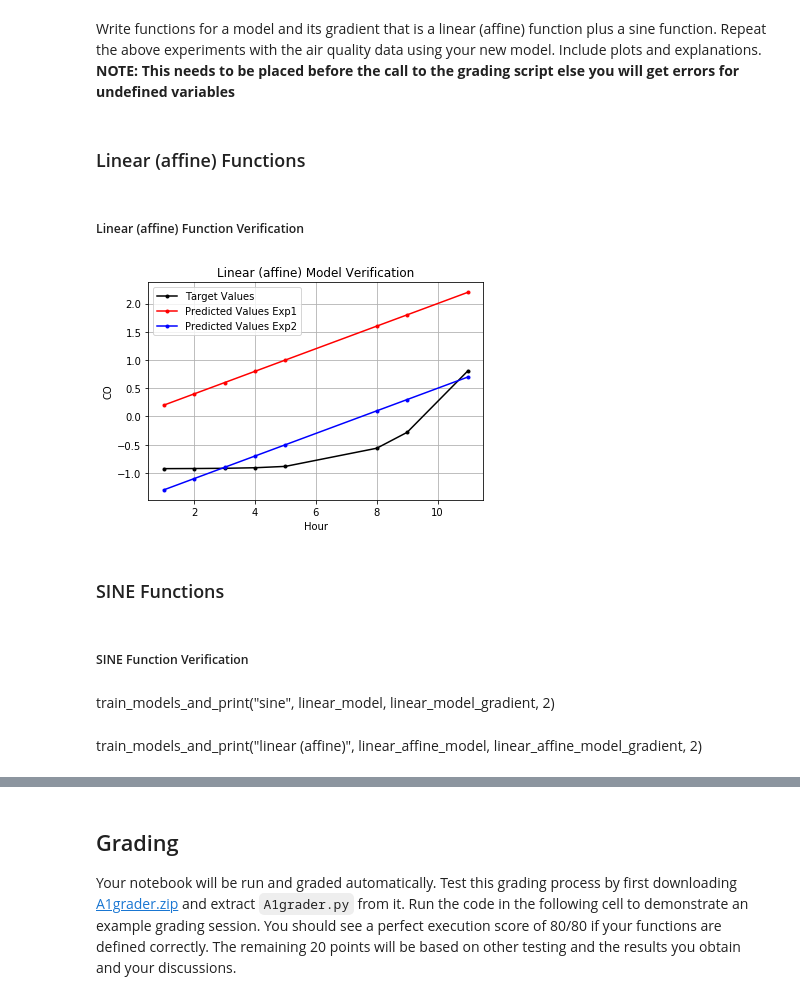
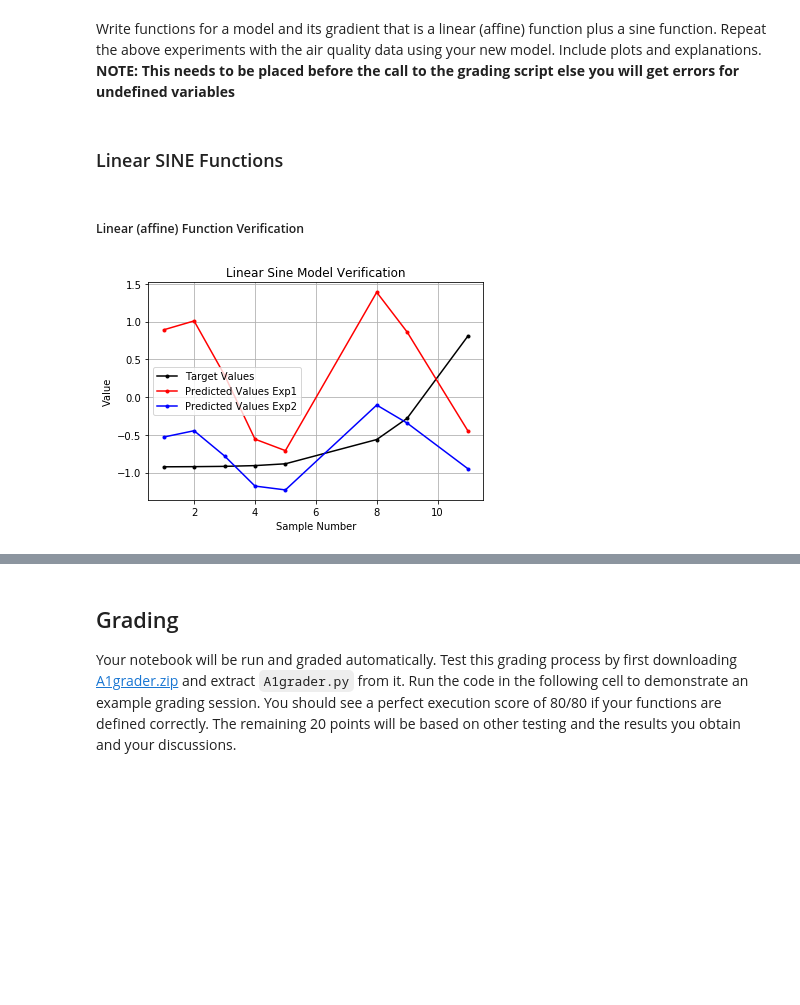
Before and after one commit to bstaab/CS545_MachineLearning, a Jupyter notebook: assignments/A1/Staab-A1.ipynb, the cells around one changed output, grey strips where cells are left out. Saved outputs shown, nothing was run; the diff lists cells and outputs as text; code cells hidden in the pictures; blank space fills up the shorter version.

```diff
--- a/assignments/A1/Staab-A1.ipynb
+++ b/assignments/A1/Staab-A1.ipynb
@@ -554,4 +555,4 @@ Each model shows multiple 'spikes' in the 'RMSE vs Iteration' chart that I have
 Write functions for a model and its gradient that is a linear (affine) function plus a sine function.  Repeat the above experiments with the air quality data using your new model. Include plots and explanations.
 **NOTE: This needs to be placed before the call to the grading script else you will get errors for undefined variables**
 # %% [markdown]
-### Linear (affine) Functions
+### Linear SINE Functions
@@ -562 +559,8 @@ def linear_affine_model(X, W):
+# %%
+# y = W2*sine(X) + W1*X + W0
+def linear_sine_model(X, W):
+    n_columns = X.shape[1]
+    linear_part = X @ W[1:n_columns + 1, :] + W[0,:]
+    nonlinear_part = np.sin(X) @ W[n_columns + 1:n_columns + 2, :]
+    return nonlinear_part + linear_part
 # %%
@@ -568,24 +574,22 @@ def linear_affine_model_gradient(X, T, W):
 # %% [markdown]
 ##### Linear (affine) Function Verification
 # %%
-# Linear model data
-X = np.array([1, 2, 3, 4, 5, 8, 9, 11]).reshape((-1, 1))  # Input data
-T = (((X - 5) * 0.05 +  (X * 0.2) **5) / 5.0 - 5.5) / 6   # Target values
-W1 = np.array([0.0000, 0.2]).reshape(-1, 1)               # Weights - Experiment 1
-Y1 = linear_affine_model(X, W1)                           # Model output - Experiment 1
-W2 = np.array([-1.5000, 0.2]).reshape(-1, 1)              # Weights - Experiment 2
-Y2 = linear_affine_model(X, W2)                           # Model output  - Experiment 2
+# Linear Sine model data
+X1 = np.array([1, 2, 3, 4, 5, 8, 9, 11]).reshape((-1, 1))  # Input data
+T1 = (((X1 - 5) * 0.05 +  (X1 * 0.2) **5) / 5.0 - 5.5) / 6 # Target values
+W1 = np.array([0.0, 0.05, 1.]).reshape(-1, 1)              # Experiment 1 - Weights
+Y1 = linear_sine_model(X1, W1)                             # Experiment 1 - Model output
+W2 = np.array([-1.0, 0.05, 0.5]).reshape(-1, 1)            # Experiment 2 - Weights
+Y2 = linear_sine_model(X1, W2)                             # Experiment 2 - Model output
 
 # Plot the results
-plt.title('Linear (affine) Model Verification')           # Add plot title
-plt.plot(X, T, 'k.-', label='Target Values')              # Plot target values
-plt.plot(X, Y1,'r.-', label='Predicted Values Exp1')      # Plot values from model - Experiment 1
-plt.plot(X, Y2,'b.-', label='Predicted Values Exp2')      # Plot values from model - Experiment 2
-plt.grid(True)                                            # Display a grid on plot
-plt.xlabel(Xnames[0])                                     # Add X-Axis label
-plt.ylabel(Tnames[0])                                     # Add Y-Axis label
-plt.legend();
+plt.title('Linear Sine Model Verification')                # Add plot title
+plt.plot(X1, T1, 'k.-', label='Target Values')             # Plot target values
+plt.plot(X1, Y1,'r.-', label='Predicted Values Exp1')      # Plot values from model - Experiment 1
+plt.plot(X1, Y2,'b.-', label='Predicted Values Exp2')      # Plot values from model - Experiment 2
+plt.grid(True)                                             # Display a grid on plot
+plt.xlabel('Sample Number')                                # Add X-Axis label
+plt.ylabel('Value')                                        # Add Y-Axis label
+plt.legend();                                              # Add Legend
 # %% [output]
-[figure, old version]
+[figure, new version]
-# %% [markdown]
-### SINE Functions
@@ -602,6 +595,0 @@ def sine_model_gradient(X, T, W):
-# %% [markdown]
-##### SINE Function Verification
-# %% [markdown]
-train_models_and_print("sine", linear_model, linear_model_gradient, 2)
-# %% [markdown]
-train_models_and_print("linear (affine)", linear_affine_model, linear_affine_model_gradient, 2)
```
Also changed, not shown: parts of 11 cells of this notebook.
